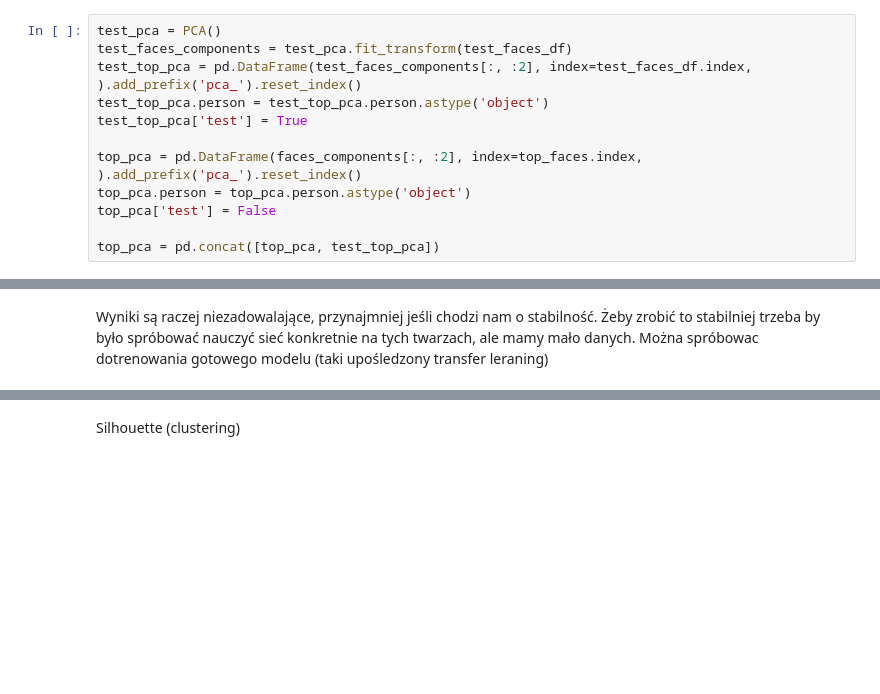
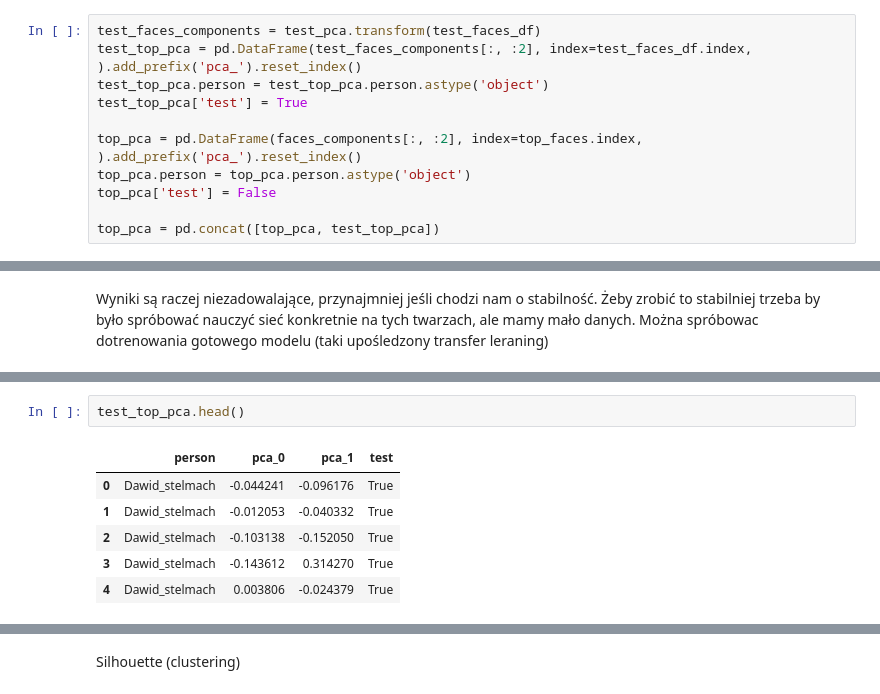
Before and after one commit to pstorozenko/cs-poliactor, a Jupyter notebook: notebooks/faces_visualization.ipynb, the cells around one changed output, grey strips where cells are left out. Drawn from its saved outputs; the diff is of its cells as text; blank space fills up the shorter version.

```diff
--- a/notebooks/faces_visualization.ipynb
+++ b/notebooks/faces_visualization.ipynb
@@ -94,8 +94,7 @@ plt.plot(pca.explained_variance_ratio_)
 # taka ciekawostka jak można sobie rozpakować np.ndarray do pd.Dataframe
 # top_faces['pca_0'], top_faces['pca_1'] = np.split(faces_components[:, :2], 2, 1)
 # %%
-test_pca = PCA()
-test_faces_components = test_pca.fit_transform(test_faces_df)
+test_faces_components = test_pca.transform(test_faces_df)
 test_top_pca = pd.DataFrame(test_faces_components[:, :2], index=test_faces_df.index, ).add_prefix('pca_').reset_index()
 test_top_pca.person = test_top_pca.person.astype('object')
 test_top_pca['test'] = True
@@ -146,0 +157,9 @@ webcam_pca.person = webcam_pca.person.astype('object')
+# %%
+test_top_pca.head()
+# %% [output]
+|  | person | pca_0 | pca_1 | test |
+| 0 | Dawid_stelmach | -0.044241 | -0.096176 | True |
+| 1 | Dawid_stelmach | -0.012053 | -0.040332 | True |
+| 2 | Dawid_stelmach | -0.103138 | -0.152050 | True |
+| 3 | Dawid_stelmach | -0.143612 | 0.314270 | True |
+| 4 | Dawid_stelmach | 0.003806 | -0.024379 | True |
```
Also changed, not shown: parts of 6 cells of this notebook, 2 other files.
